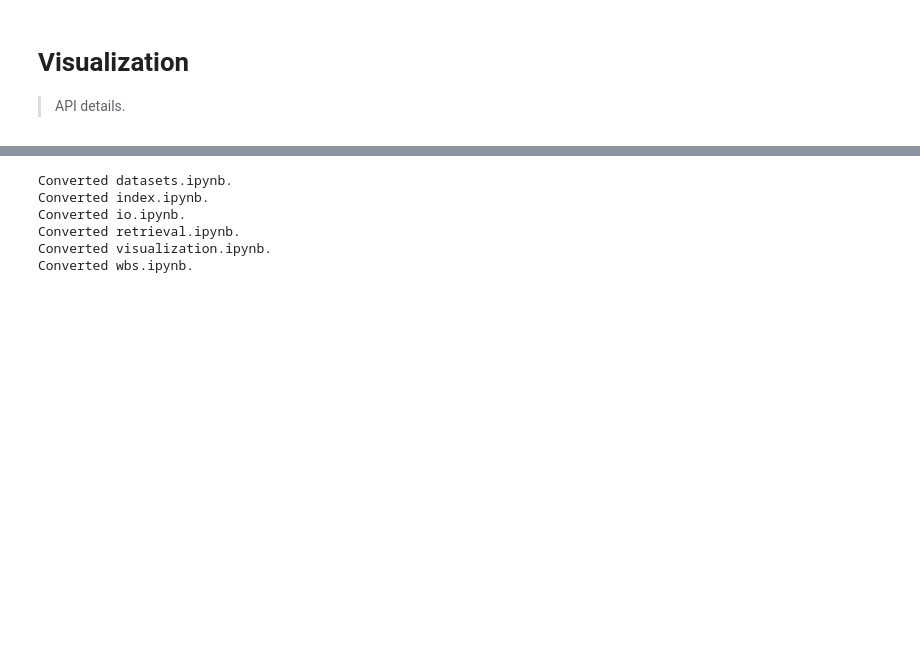
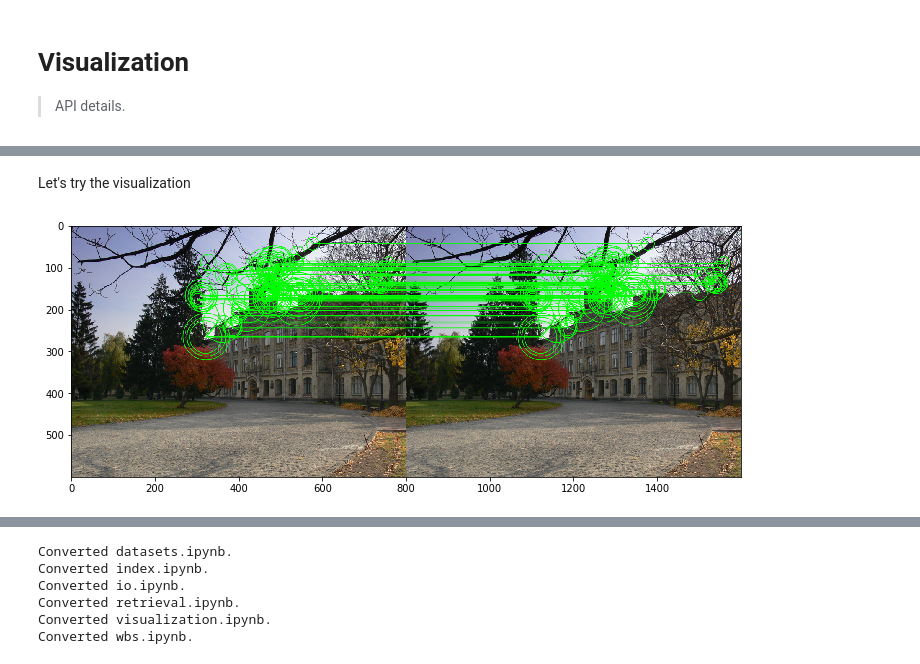
Before and after one commit to ducha-aiki/local_feature_tutorial, a Jupyter notebook: visualization.ipynb, the cells around one changed output, grey strips where cells are left out. Saved outputs shown, nothing was run; the diff lists cells and outputs as text; code cells hidden in the pictures; blank space fills up the shorter version.

```diff
--- a/visualization.ipynb
+++ b/visualization.ipynb
@@ -53,6 +58,16 @@ def draw_matches_cv2(kps1, kps2, img1, img2, figsize=(12,8), mask = None):
     plt.figure(figsize=figsize)
     plt.imshow(img_out)
     return
+# %% [markdown]
+Let's try the visualization
+# %%
+det = cv2.ORB_create(100)
+img1_fname = 'data/kpi/01.png'
+kps1, descs1 = det.detectAndCompute(cv2.imread(img1_fname,0), None)
+
+draw_matches_cv2(kps1, kps1, img1_fname,img1_fname)
+# %% [output]
+[figure, added]
 # %%
 #export
 import matplotlib.pyplot as plt
```
Also changed, not shown: parts of 4 cells of this notebook, 9 other files.
